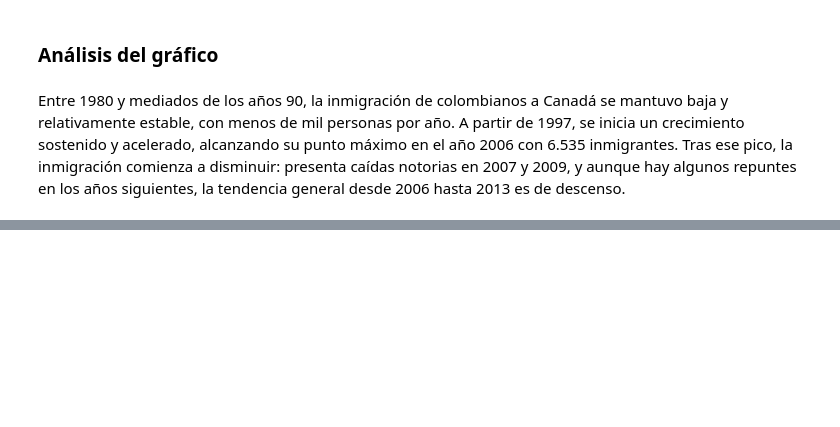
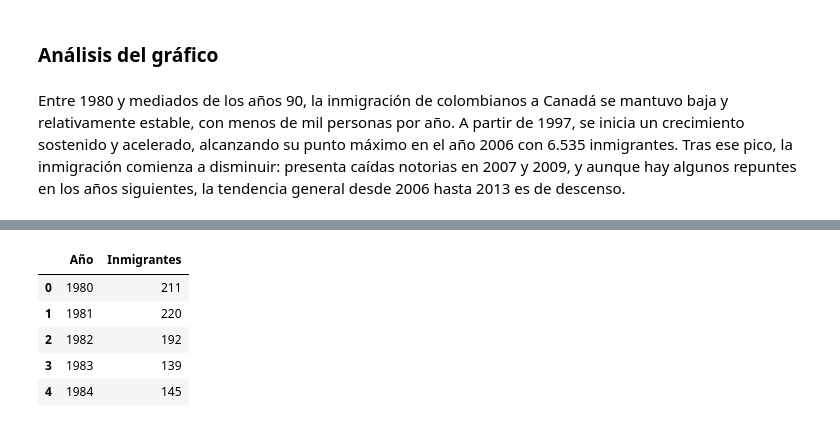
Before and after one commit to DanielRaiicHu/visualizacion-de-datos-con-bibliotecas-de-python, a Jupyter notebook: visualizacion_de_datos_con_bibliotecas_de_python.ipynb, the cells around one changed output, grey strips where cells are left out. Cells and saved outputs as stored; diff of their text form; code cells hidden in the pictures; blank space fills up the shorter version.

```diff
--- a/visualizacion_de_datos_con_bibliotecas_de_python.ipynb
+++ b/visualizacion_de_datos_con_bibliotecas_de_python.ipynb
@@ -174,0 +316,9 @@ Entre 1980 y mediados de los años 90, la inmigración de colombianos a Canadá
+# %%
+df_brasil.head()
+# %% [output]
+|  | Año | Inmigrantes |
+| 0 | 1980 | 211 |
+| 1 | 1981 | 220 |
+| 2 | 1982 | 192 |
+| 3 | 1983 | 139 |
+| 4 | 1984 | 145 |
```
Also changed, not shown: parts of 25 cells of this notebook.
